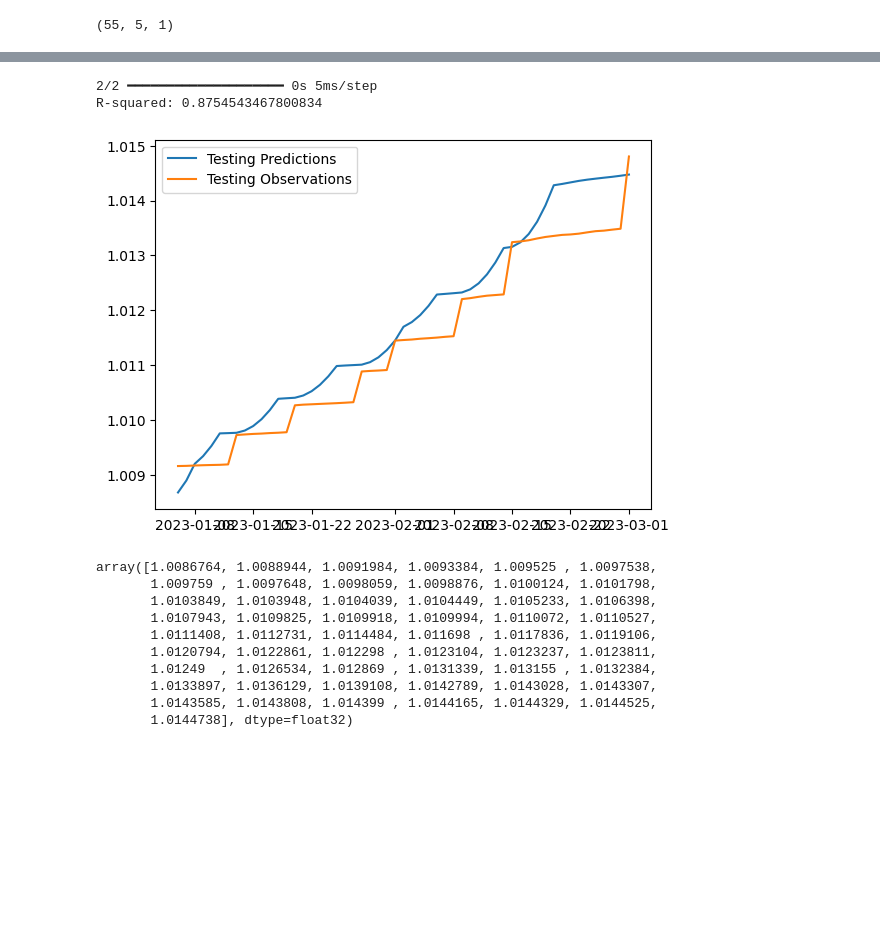
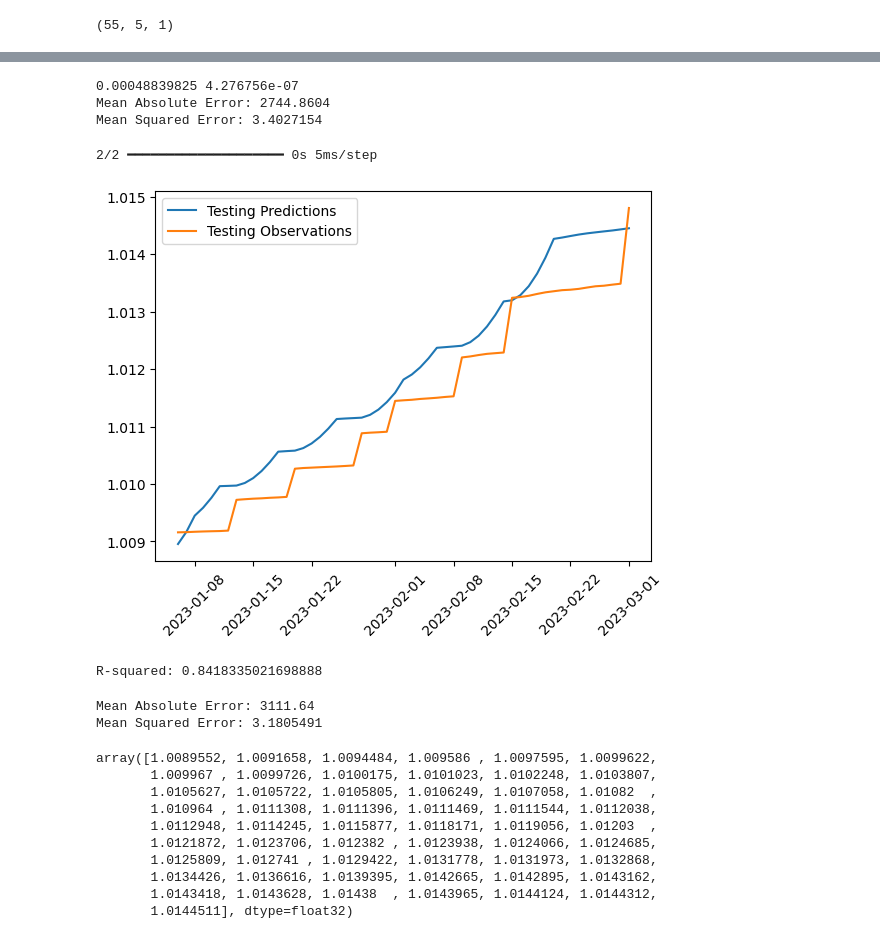
Before and after one commit to annafedyna/prediction_with_nn, a Jupyter notebook: rnn.ipynb, the cells around one changed output, grey strips where cells are left out. Drawn from its saved outputs; the diff is of its cells as text; code cells hidden in the pictures; blank space fills up the shorter version.

```diff
--- a/rnn.ipynb
+++ b/rnn.ipynb
@@ -238,6 +238,9 @@ model.compile(loss='mse',
               metrics=['mean_absolute_error'])
 
 early_stopping = EarlyStopping(monitor='val_loss', patience=190, restore_best_weights=True)
-model.fit(X_train_scaled, y_train_scaled, validation_data=(X_val_scaled, y_val_scaled), epochs=5000, callbacks=[early_stopping])
+model.fit(X_train_scaled, y_train_scaled,
+          validation_data=(X_val_scaled, y_val_scaled),
+          epochs=5000,
+          callbacks=[early_stopping])
 # %% [output]
 Epoch 1/5000
@@ -308,30 +325,55 @@ R-squared: 0.826088981380915
+# %%
+from sklearn.metrics import mean_absolute_error, mean_squared_error
+
+mae = mean_absolute_error(y_val_scaled, val_predictions)
+mse = mean_squared_error(y_val_scaled, val_predictions)
+
+print(mae, mse)
+print("Mean Absolute Error:", scaler_y.inverse_transform(np.array(mae).reshape(-1, 1))[0][0])
+print("Mean Squared Error:", scaler_y.inverse_transform(np.array(mse).reshape(-1, 1))[0][0])
+# %% [output]
+0.00048839825 4.276756e-07
+Mean Absolute Error: 2744.8604
+Mean Squared Error: 3.4027154
 # %%
 X_test_prediction = model.predict(X_test_scaled).flatten()
 plt.plot(dates_test, X_test_prediction)
 plt.plot(dates_test, y_test_scaled)
 plt.legend(['Testing Predictions', 'Testing Observations'])
-
+plt.xticks(rotation=45)
+plt.show()
 
 r_squared = r2_score(y_test_scaled, X_test_prediction)
 
 print("R-squared:", r_squared)
 # %% [output]
 2/2 ━━━━━━━━━━━━━━━━━━━━ 0s 5ms/step
-R-squared: 0.8754543467800834
-[figure, old version]
+[figure, new version]
+R-squared: 0.8418335021698888
+# %%
+from sklearn.metrics import mean_absolute_error, mean_squared_error
+
+mae = mean_absolute_error(y_test_scaled, X_test_prediction)
+mse = mean_squared_error(y_test_scaled, X_test_prediction)
+
+print("Mean Absolute Error:", scaler_y.inverse_transform(np.array(mae).reshape(-1, 1))[0][0])
+print("Mean Squared Error:", scaler_y.inverse_transform(np.array(mse).reshape(-1, 1))[0][0])
+# %% [output]
+Mean Absolute Error: 3111.64
+Mean Squared Error: 3.1805491
 # %%
 X_test_prediction
 # %% [output]
-array([1.0086764, 1.0088944, 1.0091984, 1.0093384, 1.009525 , 1.0097538,
-       1.009759 , 1.0097648, 1.0098059, 1.0098876, 1.0100124, 1.0101798,
-       1.0103849, 1.0103948, 1.0104039, 1.0104449, 1.0105233, 1.0106398,
-       1.0107943, 1.0109825, 1.0109918, 1.0109994, 1.0110072, 1.0110527,
-       1.0111408, 1.0112731, 1.0114484, 1.011698 , 1.0117836, 1.0119106,
-       1.0120794, 1.0122861, 1.012298 , 1.0123104, 1.0123237, 1.0123811,
-       1.01249  , 1.0126534, 1.012869 , 1.0131339, 1.013155 , 1.0132384,
-       1.0133897, 1.0136129, 1.0139108, 1.0142789, 1.0143028, 1.0143307,
-       1.0143585, 1.0143808, 1.014399 , 1.0144165, 1.0144329, 1.0144525,
-       1.0144738], dtype=float32)
+array([1.0089552, 1.0091658, 1.0094484, 1.009586 , 1.0097595, 1.0099622,
+       1.009967 , 1.0099726, 1.0100175, 1.0101023, 1.0102248, 1.0103807,
+       1.0105627, 1.0105722, 1.0105805, 1.0106249, 1.0107058, 1.01082  ,
+       1.010964 , 1.0111308, 1.0111396, 1.0111469, 1.0111544, 1.0112038,
+       1.0112948, 1.0114245, 1.0115877, 1.0118171, 1.0119056, 1.01203  ,
+       1.0121872, 1.0123706, 1.012382 , 1.0123938, 1.0124066, 1.0124685,
+       1.0125809, 1.012741 , 1.0129422, 1.0131778, 1.0131973, 1.0132868,
+       1.0134426, 1.0136616, 1.0139395, 1.0142665, 1.0142895, 1.0143162,
+       1.0143418, 1.0143628, 1.01438  , 1.0143965, 1.0144124, 1.0144312,
+       1.0144511], dtype=float32)
 # %%
 future_predictions = []
 for _ in range(10):
```
Also changed, not shown: parts of 8 cells of this notebook.
